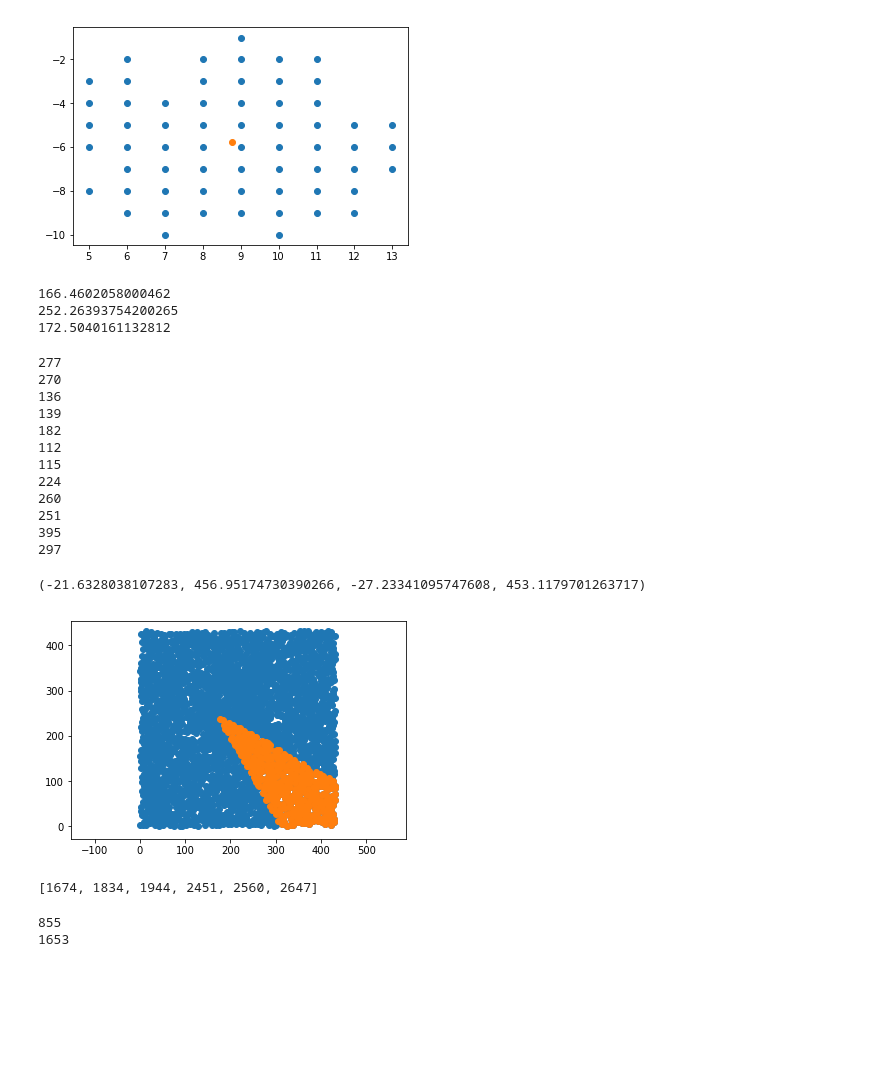
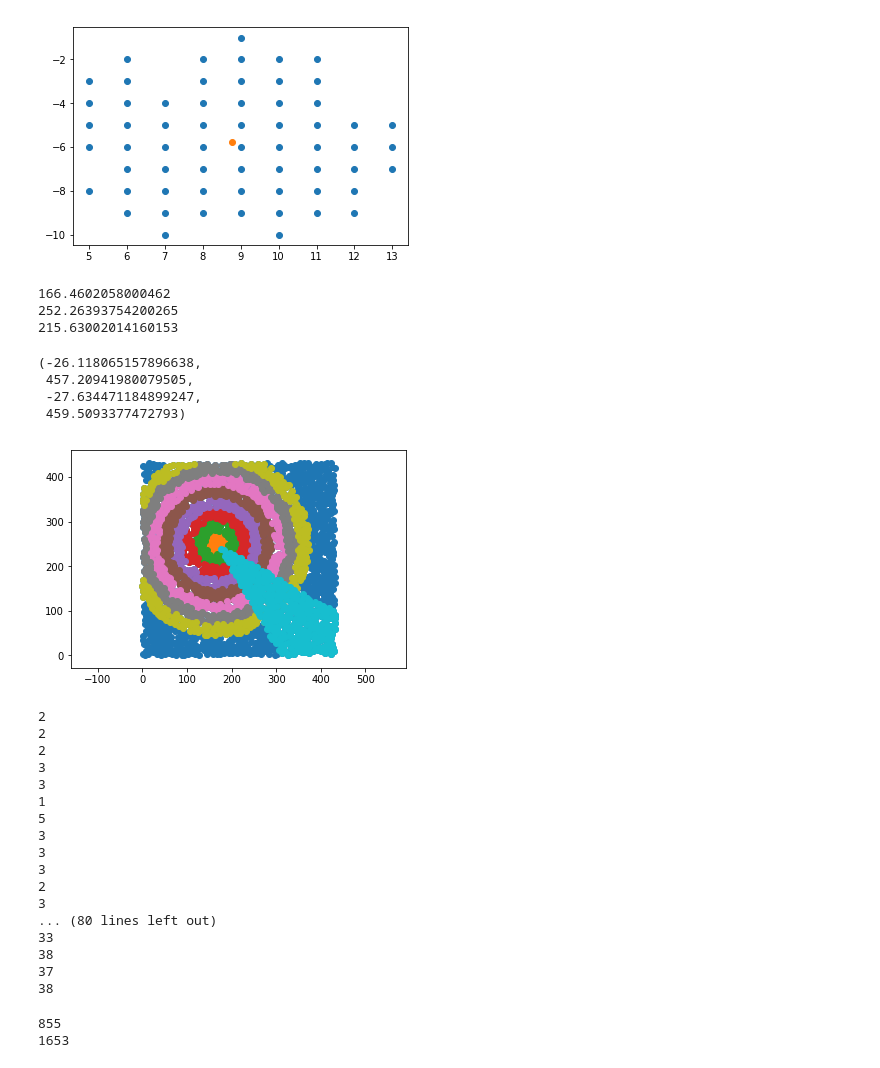
Before and after one commit to JulieCornet/scripts_analysis, a Jupyter notebook: line_tension.ipynb, the cells around one changed output. Drawn from its saved outputs; the diff is of its cells as text; code cells hidden in the pictures; blank space fills up the shorter version.

Commit message:
work on the line tension script

```diff
--- a/line_tension.ipynb
+++ b/line_tension.ipynb
@@ -56,3 +47,12 @@ fxtc = 'run_DPPC_DIPC_CHOL_GM1_5_43nm_10ms_mb_fixed_t1.xtc'
+# %%
+# name and files for the simulation studied LPT - 5% GM1
+
+name = '_DPPC_DIPC_chol_352_5GM1'
+
+path = '/users/cornet/Documents/PhD/Matthieu/3-5-2/5_GM1/'
+
+fgro = 'run_DPPC_DIPC_CHOL_GM1_5_43nm_10ms_mb_fixed_t1_ref9999ns.gro'
+fxtc = 'run_DPPC_DIPC_CHOL_GM1_5_43nm_10ms_mb_fixed_t1.xtc'
 # %% [markdown]
 Load xtc and gro files using mda.Universe('struct file','traj file')
 # %%
@@ -352,14 +352,14 @@ plt.scatter(box_y_mean, -box_x_mean)
 # %%
 x_mean = box_x_mean /N * (xmax-xmin)
 y_mean = box_y_mean /N * (ymax-ymin)
-r_max = box_max /N * (ymax-ymin) *1.2
+r_max = box_max /N * (ymax-ymin) *1.5
 print(x_mean)
 print(y_mean)
 print(r_max)
 # %% [output]
 166.4602058000462
 252.26393754200265
-172.5040161132812
+215.63002014160153
 # %%
 # leaflet 0
 # divide the leaflet into a pie  and calculate the concentration ratio in each box
@@ -369,7 +369,7 @@ M = leaflet0.select_atoms(sel_tot).positions
 x = M[:,0]
 y = M[:,1]
 
-nb_r = 5
+nb_r = 8
 dr = int(r_max/nb_r)
 r_crown = 0
 
@@ -420,36 +420,23 @@ for i in range(len(M)):
     x_pie_theta[t].append(xi)
     y_pie_theta[t].append(yi)
     pie_theta[t].append(i)
-# %%
-for t in range(nb_theta):
-    print(len(pie_theta[t]))
-# %% [output]
-277
-270
-136
-139
-182
-112
-115
-224
-260
-251
-395
-297
 # %%
 plt.scatter(x,y)
 
-#for r in range(nb_r):
-    #plt.scatter(x_pie_r[r], y_pie_r[r])
+for r in range(nb_r):
+    plt.scatter(x_pie_r[r], y_pie_r[r])
 
 #for t in range():
     #plt.scatter(x_pie_theta[t], y_pie_theta[t])
 t=10;
 plt.scatter(x_pie_theta[t], y_pie_theta[t])
 plt.axis('equal')
 # %% [output]
-(-21.6328038107283, 456.95174730390266, -27.23341095747608, 453.1179701263717)
+(-26.118065157896638,
+ 457.20941980079505,
+ -27.634471184899247,
+ 459.5093377472793)
-[figure, old version]
+[figure, new version]
 # %%
 pie = [[[] for t in range(nb_theta)] for r in range(nb_r)]
 # %%
@@ -458,10 +445,28 @@ for r in range(nb_r):
             for l in range(len(pie_r[r])):
                 if (pie_r[r][l] in pie_theta[t]):
                     pie[r][t].append(pie_r[r][l])
-# %%
-print(pie[0][1])
-# %% [output]
-[1674, 1834, 1944, 2451, 2560, 2647]
+# %%
+for r in range(nb_r):
+    for t in range(nb_theta):
+        print(len(pie[r][t]))
+# %% [output]
+2
+2
+2
+3
+3
+1
+5
+3
+3
+3
+2
+3
+... (80 lines left out)
+33
+38
+37
+38
 # %%
 sel_Lo = "name PO4 and resname DPPC"
 sel_Ld = "name PO4 and resname DIPC"
```
Also changed, not shown: parts of 10 cells of this notebook, 3 other files.
